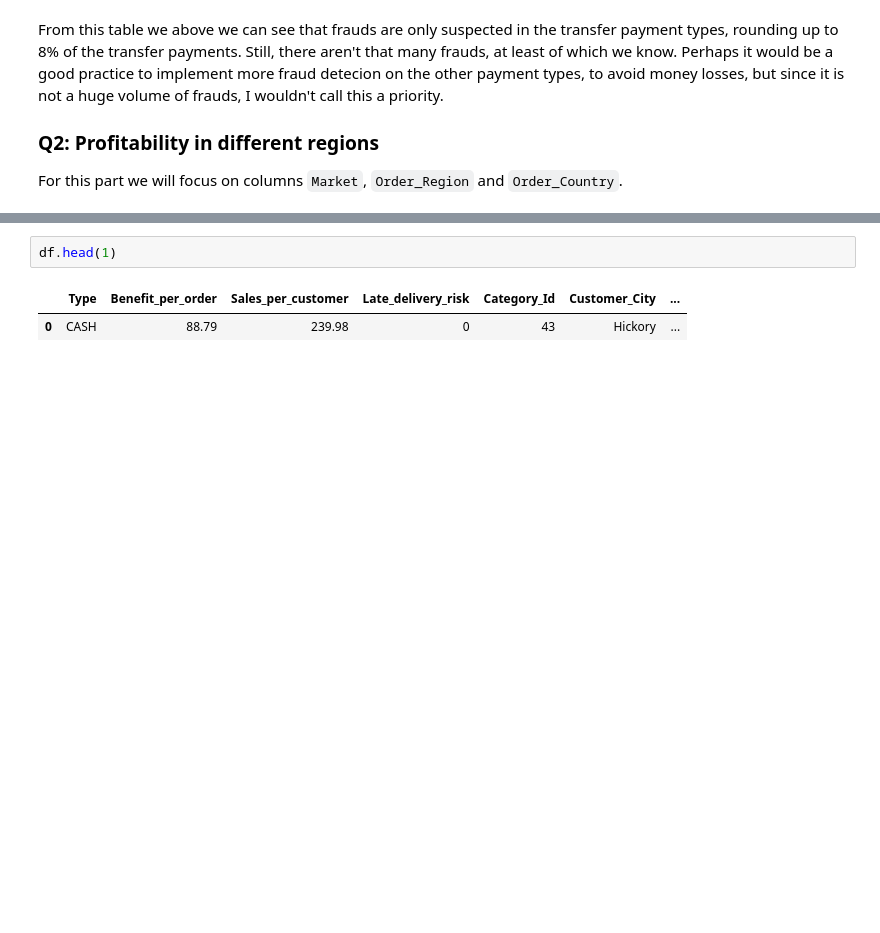
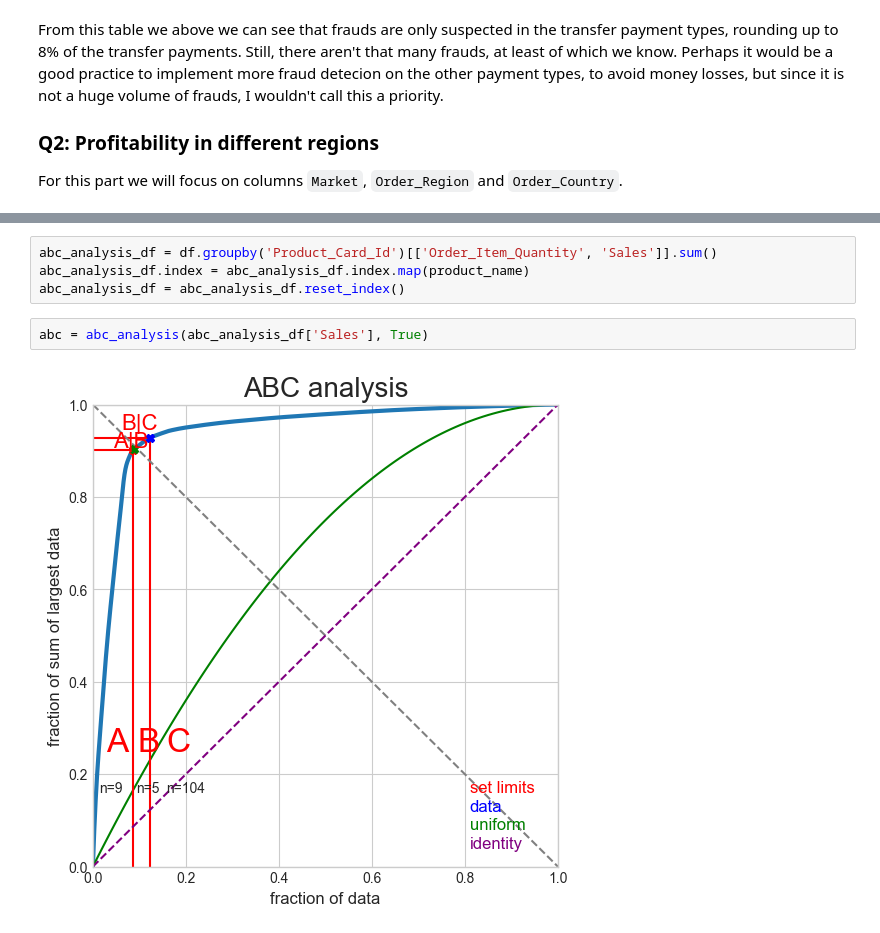
Before and after one commit to miladziekanowska/supply-chain-analysis, a Jupyter notebook: SupplyChain_EDA.ipynb, the cells around one changed output, grey strips where cells are left out. Saved outputs shown, nothing was run; the diff lists cells and outputs as text; blank space fills up the shorter version.

```diff
--- a/SupplyChain_EDA.ipynb
+++ b/SupplyChain_EDA.ipynb
@@ -797,5 +879,8 @@ department_name
 # %%
-df.head(1)
+abc_analysis_df = df.groupby('Product_Card_Id')[['Order_Item_Quantity', 'Sales']].sum()
+abc_analysis_df.index = abc_analysis_df.index.map(product_name)
+abc_analysis_df = abc_analysis_df.reset_index()
-# %% [output]
-|  | Type | Benefit_per_order | Sales_per_customer | Late_delivery_risk | Category_Id | Customer_City | ... |
-| 0 | CASH | 88.79 | 239.98 | 0 | 43 | Hickory | ... |
+# %%
+abc = abc_analysis(abc_analysis_df['Sales'], True)
+# %% [output]
+[figure, added]
```
Also changed, not shown: parts of 14 cells of this notebook, 1 other file.
